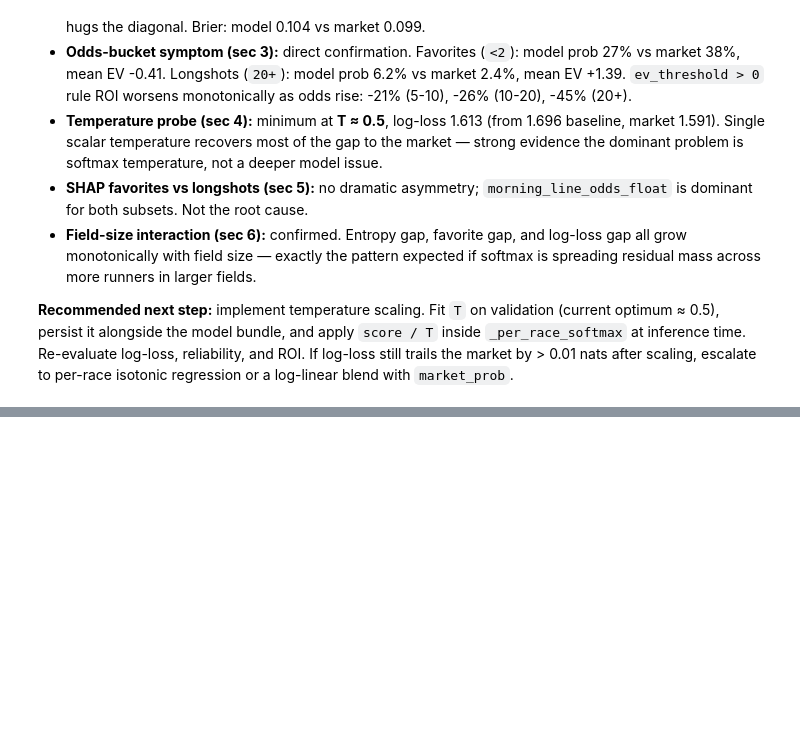
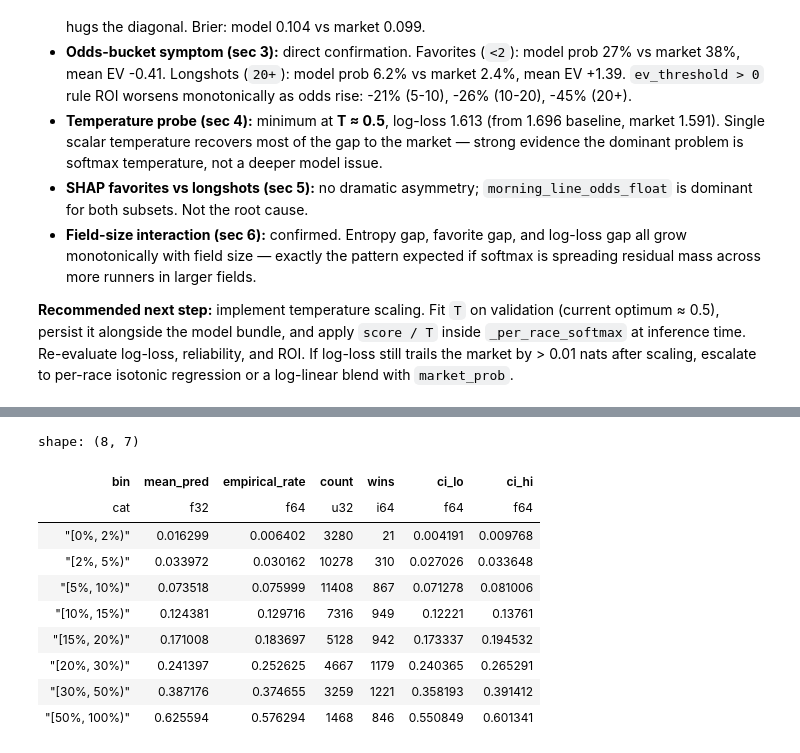
Before and after one commit to djcunningham0/horse_racing, a Jupyter notebook: notebooks/calibration_diagnostics.ipynb, the cells around one changed output, grey strips where cells are left out. Drawn from its saved outputs; the diff is of its cells as text; code cells hidden in the pictures; blank space fills up the shorter version.

```diff
--- a/notebooks/calibration_diagnostics.ipynb
+++ b/notebooks/calibration_diagnostics.ipynb
@@ -221,0 +226,4 @@ small fields: 4,552 races   large fields: 339 races
+# %%
+T = bundle["temperature"]
+val_cal = diag.enrich(val_df, model, features, temperature=T)
+print(f"calibration temperature: T = {T:.4f}")
@@ -221,0 +261,17 @@ small fields: 4,552 races   large fields: 339 races
+# %%
+# reliability: calibrated model vs market (compare against section 2 for before/after)
+rel_cal = diag.reliability_table(val_cal, "model_prob")
+diag.plot_reliability(rel_cal, rel_market, title="Reliability after temperature scaling").show()
+rel_cal
+# %% [output]
+shape: (8, 7)
+| bin | mean_pred | empirical_rate | count | wins | ci_lo | ci_hi |
+| cat | f32 | f64 | u32 | i64 | f64 | f64 |
+| "[0%, 2%)" | 0.016299 | 0.006402 | 3280 | 21 | 0.004191 | 0.009768 |
+| "[2%, 5%)" | 0.033972 | 0.030162 | 10278 | 310 | 0.027026 | 0.033648 |
+| "[5%, 10%)" | 0.073518 | 0.075999 | 11408 | 867 | 0.071278 | 0.081006 |
+| "[10%, 15%)" | 0.124381 | 0.129716 | 7316 | 949 | 0.12221 | 0.13761 |
+| "[15%, 20%)" | 0.171008 | 0.183697 | 5128 | 942 | 0.173337 | 0.194532 |
+| "[20%, 30%)" | 0.241397 | 0.252625 | 4667 | 1179 | 0.240365 | 0.265291 |
+| "[30%, 50%)" | 0.387176 | 0.374655 | 3259 | 1221 | 0.358193 | 0.391412 |
+| "[50%, 100%)" | 0.625594 | 0.576294 | 1468 | 846 | 0.550849 | 0.601341 |
```
Also changed, not shown: parts of 18 cells of this notebook, 1 other file.
